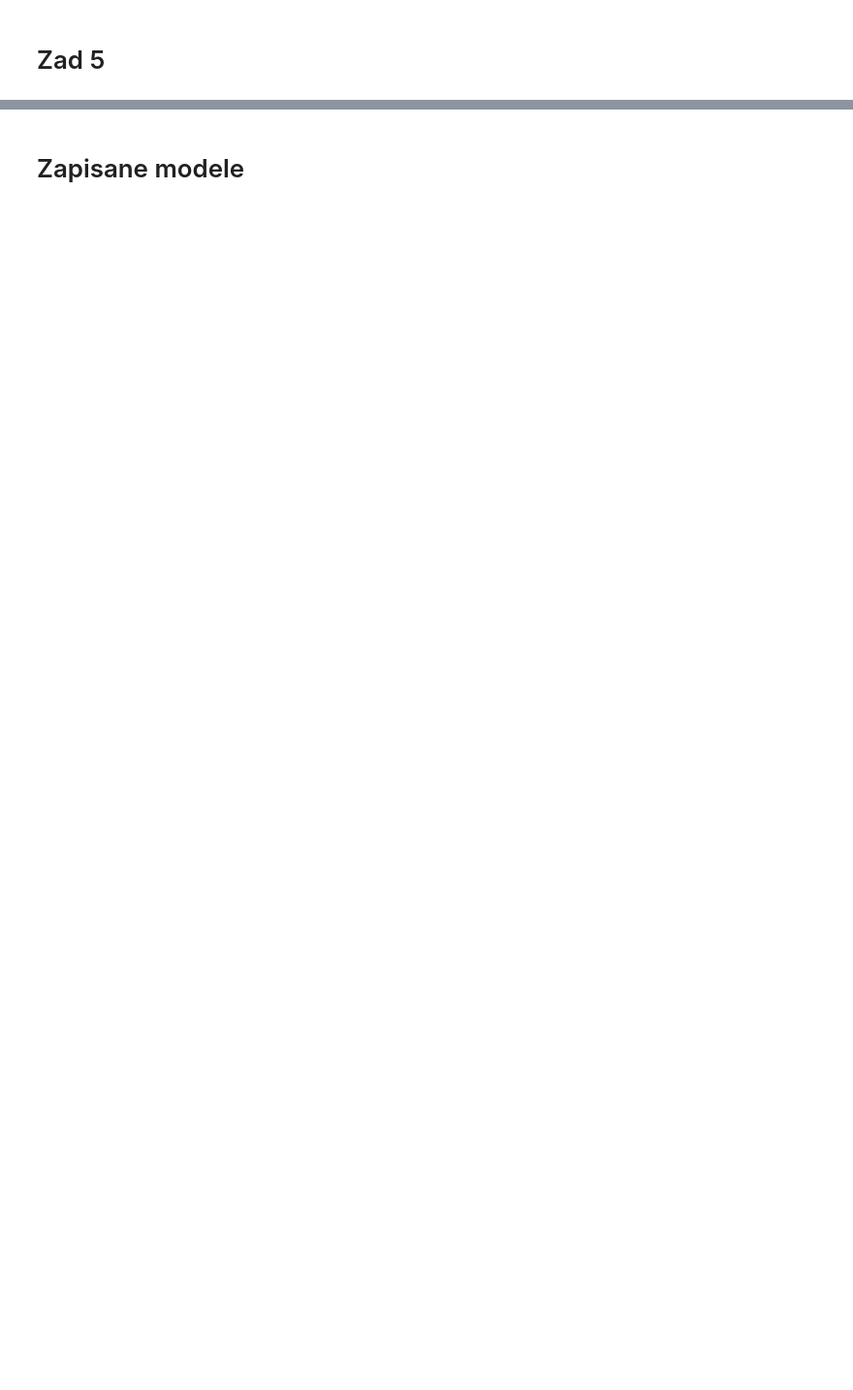
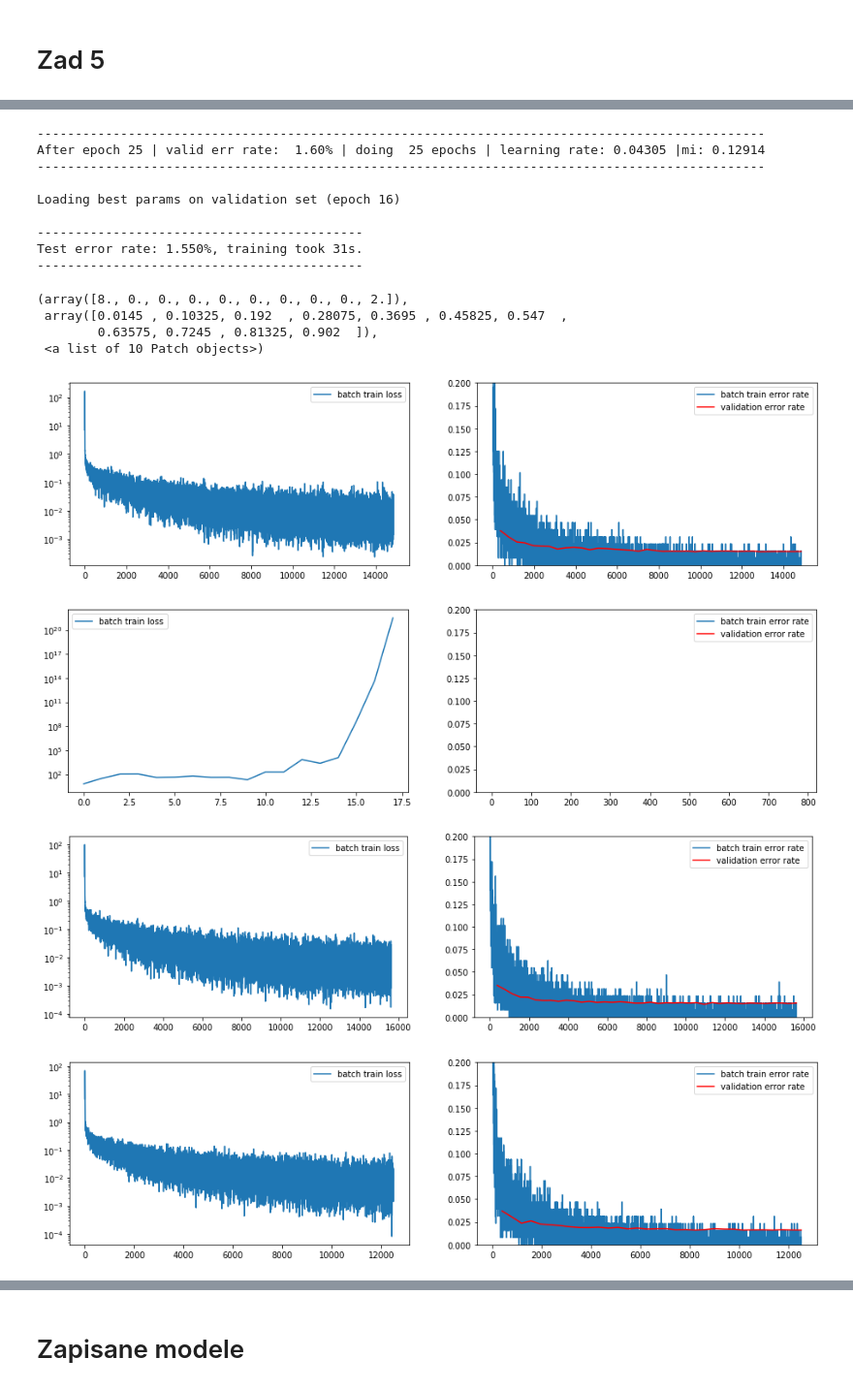
Before and after one commit to lekcyjna123/dl_uwr, a Jupyter notebook: Assignments/Assignment2.ipynb, the cells around one changed output, grey strips where cells are left out. Shown at 97% size. Drawn from its saved outputs; the diff is of its cells as text; code cells hidden in the pictures; blank space fills up the shorter version.

```diff
--- a/Assignments/Assignment2.ipynb
+++ b/Assignments/Assignment2.ipynb
@@ -689,0 +742,21 @@ Test error rate: 1.650%, training took 350s.
+# %%
+result=[runTest() for i in range(10)]
+plt.hist(result)
+# %% [output]
+------------------------------------------------------------------------------------------------
+After epoch 25 | valid err rate:  1.60% | doing  25 epochs | learning rate: 0.04305 |mi: 0.12914
+------------------------------------------------------------------------------------------------
+
+Loading best params on validation set (epoch 16)
+
+-------------------------------------------
+Test error rate: 1.550%, training took 31s.
+-------------------------------------------
+(array([8., 0., 0., 0., 0., 0., 0., 0., 0., 2.]),
+ array([0.0145 , 0.10325, 0.192  , 0.28075, 0.3695 , 0.45825, 0.547  ,
+        0.63575, 0.7245 , 0.81325, 0.902  ]),
+ <a list of 10 Patch objects>)
+[figure, added]
+[figure, added]
+[figure, added]
+[figure, added]
```
Also changed, not shown: parts of 12 cells of this notebook.
